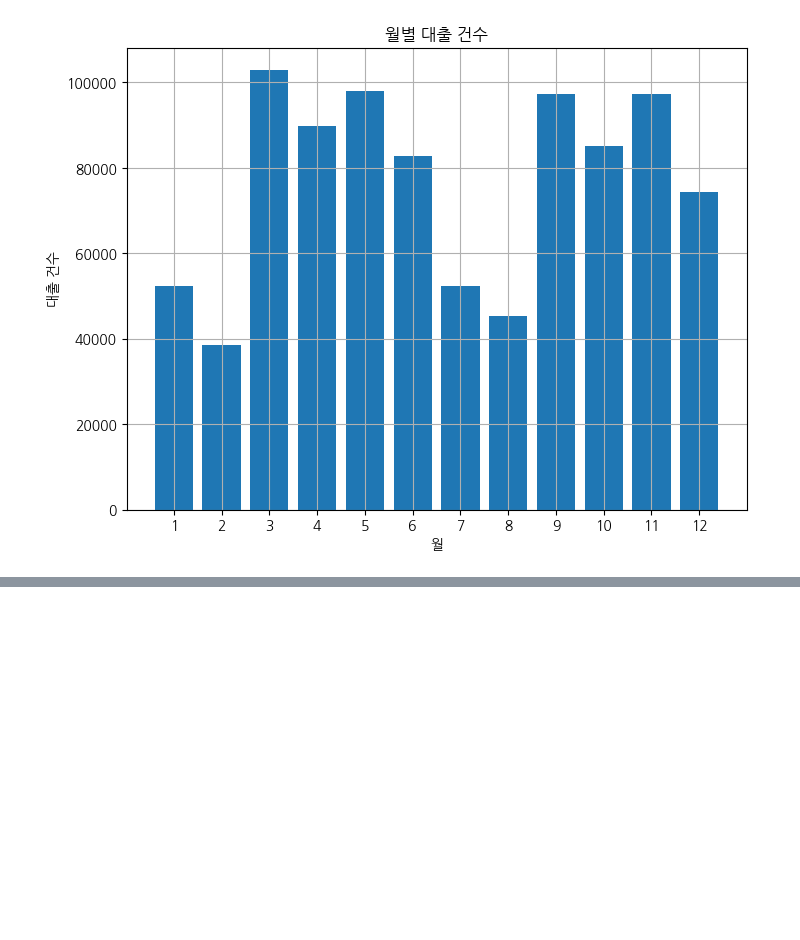
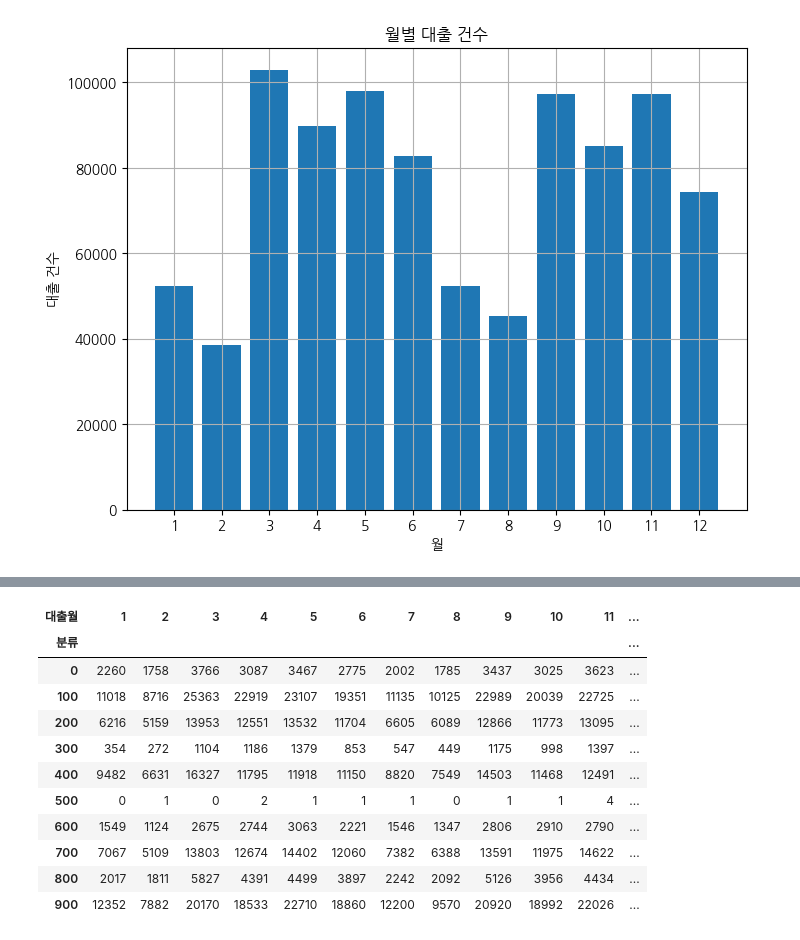
Before and after one commit to kid8422/SSUDatathon, a Jupyter notebook: Haechan/Rent.ipynb, the cells around one changed output, grey strips where cells are left out. Saved outputs shown, nothing was run; the diff lists cells and outputs as text; code cells hidden in the pictures; blank space fills up the shorter version.

Commit message:
[Haechan] Rent Update

```diff
--- a/Haechan/Rent.ipynb
+++ b/Haechan/Rent.ipynb
@@ -89,0 +99,5 @@ plt.show()
+# %%
+# '도서ID' 기준으로 join 수행
+merge_df = pd.merge(rent_df, book_df, on='도서ID', how='left')
+
+merge_df[:5]
@@ -89,0 +111,3 @@ plt.show()
+# %%
+merge_df = merge_df.drop(columns=['대출일시', '등록일자', '수서방법', 'ISBN', '서명', '저자', '출판사', '출판년도', '소장위치'])
+merge_df[:5]
@@ -89,0 +155,19 @@ plt.show()
+# %%
+# 카테고리별 월별 카운트 (피벗 테이블 생성)
+pivot_table = merge_df.pivot_table(index='분류', columns='대출월', aggfunc='size', fill_value=0, observed=False)
+
+# 결과 출력
+display(pivot_table)
+# %% [output]
+| 대출월 | 1 | 2 | 3 | 4 | 5 | 6 | 7 | 8 | 9 | 10 | 11 | ... |
+| 분류 |  |  |  |  |  |  |  |  |  |  |  | ... |
+| 0 | 2260 | 1758 | 3766 | 3087 | 3467 | 2775 | 2002 | 1785 | 3437 | 3025 | 3623 | ... |
+| 100 | 11018 | 8716 | 25363 | 22919 | 23107 | 19351 | 11135 | 10125 | 22989 | 20039 | 22725 | ... |
+| 200 | 6216 | 5159 | 13953 | 12551 | 13532 | 11704 | 6605 | 6089 | 12866 | 11773 | 13095 | ... |
+| 300 | 354 | 272 | 1104 | 1186 | 1379 | 853 | 547 | 449 | 1175 | 998 | 1397 | ... |
+| 400 | 9482 | 6631 | 16327 | 11795 | 11918 | 11150 | 8820 | 7549 | 14503 | 11468 | 12491 | ... |
+| 500 | 0 | 1 | 0 | 2 | 1 | 1 | 1 | 0 | 1 | 1 | 4 | ... |
+| 600 | 1549 | 1124 | 2675 | 2744 | 3063 | 2221 | 1546 | 1347 | 2806 | 2910 | 2790 | ... |
+| 700 | 7067 | 5109 | 13803 | 12674 | 14402 | 12060 | 7382 | 6388 | 13591 | 11975 | 14622 | ... |
+| 800 | 2017 | 1811 | 5827 | 4391 | 4499 | 3897 | 2242 | 2092 | 5126 | 3956 | 4434 | ... |
+| 900 | 12352 | 7882 | 20170 | 18533 | 22710 | 18860 | 12200 | 9570 | 20920 | 18992 | 22026 | ... |
```
Also changed, not shown: parts of 7 cells of this notebook.
